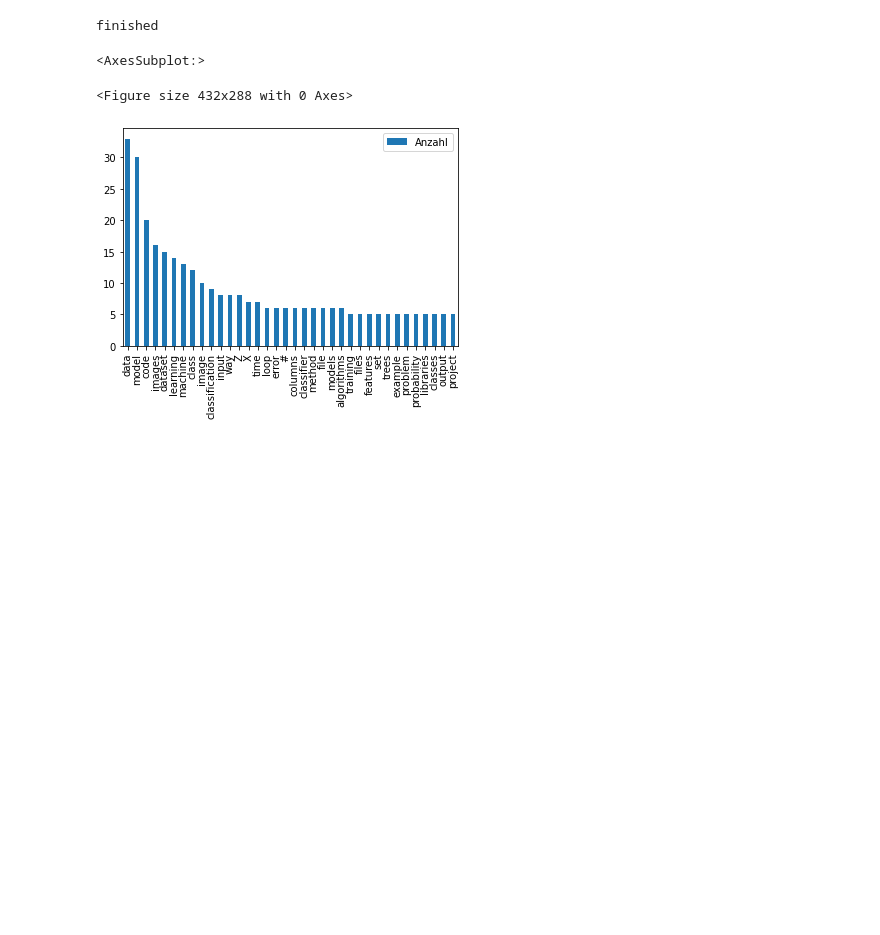
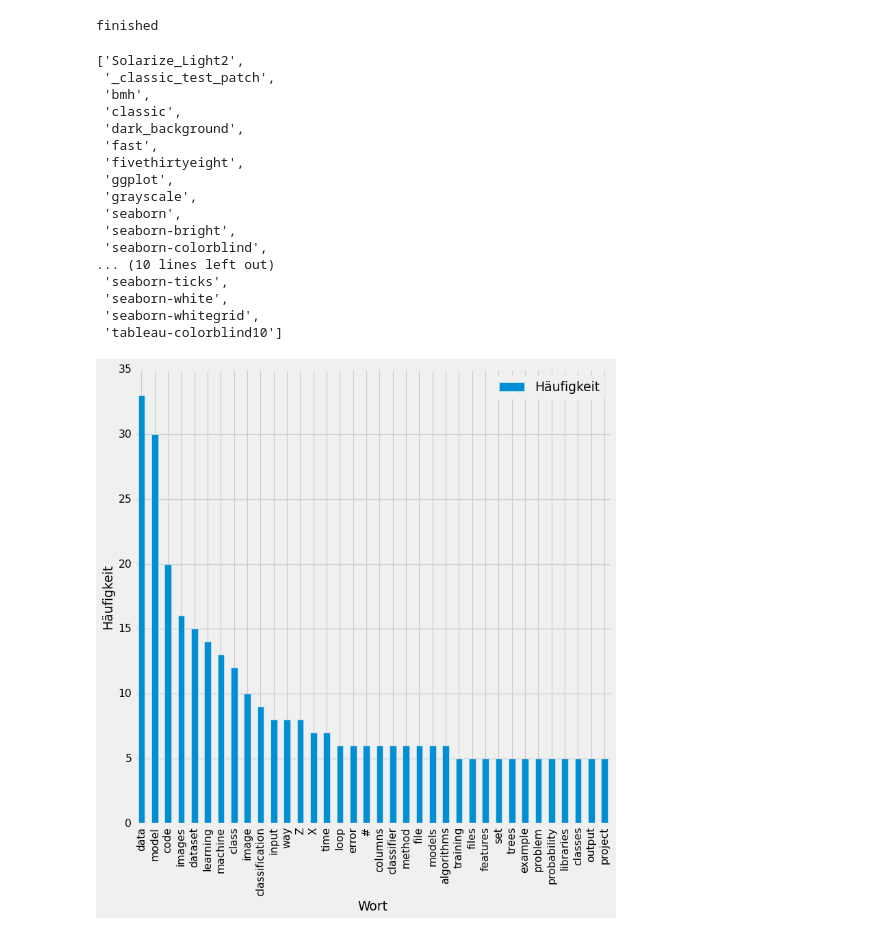
Before and after one commit to LBraunshausen/MSR-JupyterLabs, a Jupyter notebook: Mining_Hausaufgabe1.ipynb, the cells around one changed output. Saved outputs shown, nothing was run; the diff lists cells and outputs as text; code cells hidden in the pictures; blank space fills up the shorter version.

Commit message:
styled chart

```diff
--- a/Mining_Hausaufgabe1.ipynb
+++ b/Mining_Hausaufgabe1.ipynb
@@ -43,11 +43,34 @@ finished
 # %%
 counter_bigger_than = Counter({k: c for k,c in c.items() if c >= 5})
 sortedlist = counter_bigger_than.most_common()
-df = pd.DataFrame.from_dict(counter_bigger_than, orient='index', columns=["Anzahl"]).sort_values(by=['Anzahl'], ascending=False)
+df = pd.DataFrame.from_dict(counter_bigger_than, orient='index', columns=["Häufigkeit"]).sort_values(by=['Häufigkeit'], ascending=False)
 
-plt.figure()
-df.plot(kind = 'bar')
+#figure = plt.figure()
+#ax1 = plt.ylabel('Anzahl')
+#ax2 = plt.xlabel('Wort')
+#plt.title('Anzahl Wörter in Stackoverflowposts')
+plt.style.use('fivethirtyeight')
+
+figure = df.plot(kind = 'bar', figsize=(10, 10), )
+figure.set_xlabel("Wort")
+figure.set_ylabel("Häufigkeit")
+plt.style.available
 # %% [output]
-<AxesSubplot:>
+['Solarize_Light2',
+ '_classic_test_patch',
+ 'bmh',
+ 'classic',
+ 'dark_background',
+ 'fast',
+ 'fivethirtyeight',
+ 'ggplot',
+ 'grayscale',
+ 'seaborn',
+ 'seaborn-bright',
+ 'seaborn-colorblind',
+... (10 lines left out)
+ 'seaborn-ticks',
+ 'seaborn-white',
+ 'seaborn-whitegrid',
+ 'tableau-colorblind10']
-<Figure size 432x288 with 0 Axes>
-[figure, old version]
+[figure, new version]
```
